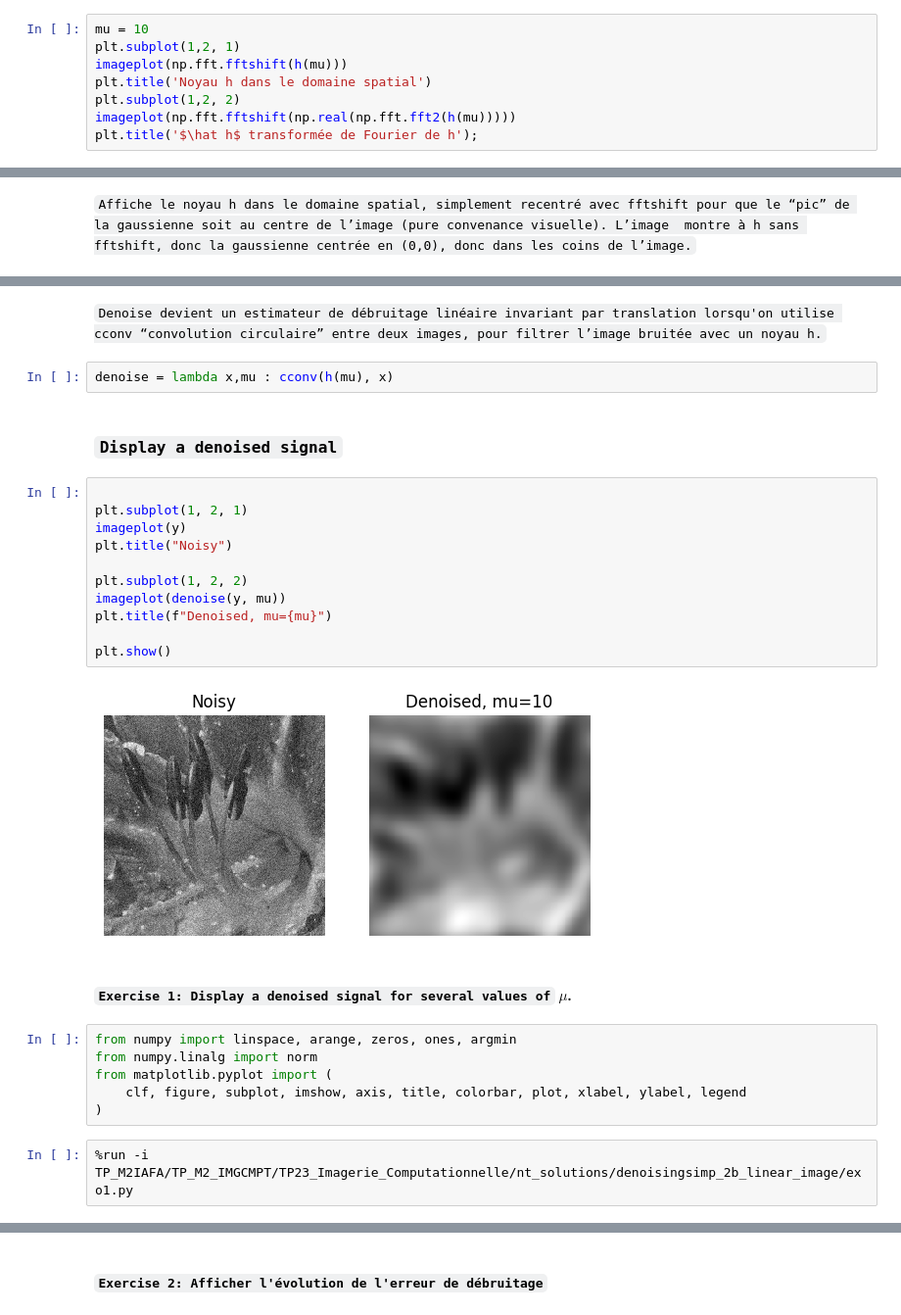
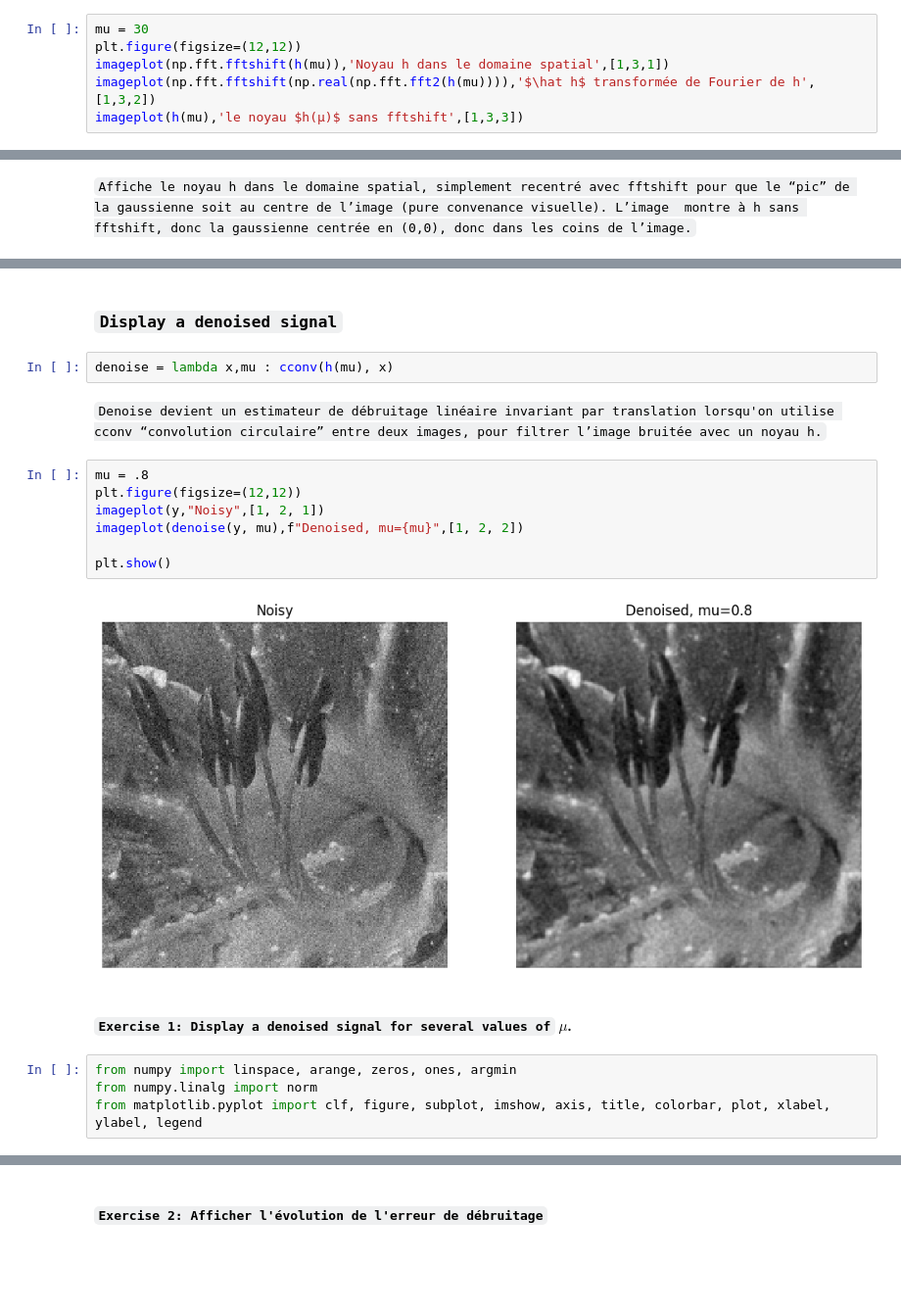
Before and after one commit to Borleo/2_M2_IAFA, a Jupyter notebook: TP_M2IAFA/TP_M2_IMGCMPT/TP23_Imagerie_Computationnelle/1_Simple Denoising Methods/ Linear Image Denoising/denoisingsimp_2b_linear_image-checkpoint.ipynb, the cells around one changed output, grey strips where cells are left out. Shown at 98% size. Cells and saved outputs as stored; diff of their text form; blank space fills up the shorter version.

```diff
--- a/TP_M2IAFA/TP_M2_IMGCMPT/TP23_Imagerie_Computationnelle/1_Simple Denoising Methods/ Linear Image Denoising/denoisingsimp_2b_linear_image-checkpoint.ipynb
+++ b/TP_M2IAFA/TP_M2_IMGCMPT/TP23_Imagerie_Computationnelle/1_Simple Denoising Methods/ Linear Image Denoising/denoisingsimp_2b_linear_image-checkpoint.ipynb
@@ -120,11 +115,9 @@ h = lambda mu: normalize(np.exp(-(X**2 + Y**2)/ (2*mu**2)))
    - La TF d’une gaussienne réelle et centrée est réelle et positive en continu,
    - Les petites parties imaginaires viennent des erreurs numériques.
 # %%
-mu = 10
-plt.subplot(1,2, 1)
-imageplot(np.fft.fftshift(h(mu)))
-plt.title('Noyau h dans le domaine spatial')
-plt.subplot(1,2, 2)
-imageplot(np.fft.fftshift(np.real(np.fft.fft2(h(mu)))))
-plt.title('$\hat h$ transformée de Fourier de h');
+mu = 30
+plt.figure(figsize=(12,12))
+imageplot(np.fft.fftshift(h(mu)),'Noyau h dans le domaine spatial',[1,3,1])
+imageplot(np.fft.fftshift(np.real(np.fft.fft2(h(mu)))),'$\hat h$ transformée de Fourier de h',[1,3,2])
+imageplot(h(mu),'le noyau $h(μ)$ sans fftshift',[1,3,3])
 # %% [output]
@@ -139,32 +127,24 @@ imageplot(h(mu))
+# %% [markdown]
+### `Display a denoised signal`
+# %%
+denoise = lambda x,mu : cconv(h(mu), x)
 # %% [markdown]
 `Denoise devient un estimateur de débruitage linéaire invariant par translation lorsqu'on utilise cconv “convolution circulaire” entre deux images, pour filtrer l’image bruitée avec un noyau h.`
-# %%
-denoise = lambda x,mu : cconv(h(mu), x)
-# %% [markdown]
-### `Display a denoised signal`
 # %%
-
-plt.subplot(1, 2, 1)
-imageplot(y)
-plt.title("Noisy")
-
-plt.subplot(1, 2, 2)
-imageplot(denoise(y, mu))
-plt.title(f"Denoised, mu={mu}")
+mu = .8
+plt.figure(figsize=(12,12))
+imageplot(y,"Noisy",[1, 2, 1])
+imageplot(denoise(y, mu),f"Denoised, mu={mu}",[1, 2, 2])
 
 plt.show()
 # %% [output]
-[figure, old version]
+[figure, new version]
 # %% [markdown]
 #### `Exercise 1: Display a denoised signal for several values of` $\mu$.
 # %%
 from numpy import linspace, arange, zeros, ones, argmin
 from numpy.linalg import norm
-from matplotlib.pyplot import (
-    clf, figure, subplot, imshow, axis, title, colorbar, plot, xlabel, ylabel, legend
-)
+from matplotlib.pyplot import clf, figure, subplot, imshow, axis, title, colorbar, plot, xlabel, ylabel, legend
-# %%
-%run -i TP_M2IAFA/TP_M2_IMGCMPT/TP23_Imagerie_Computationnelle/nt_solutions/denoisingsimp_2b_linear_image/exo1.py
 # %%
 import matplotlib.pyplot as plt
 import numpy as np
```
Also changed, not shown: parts of 11 cells of this notebook, 1 other file.
